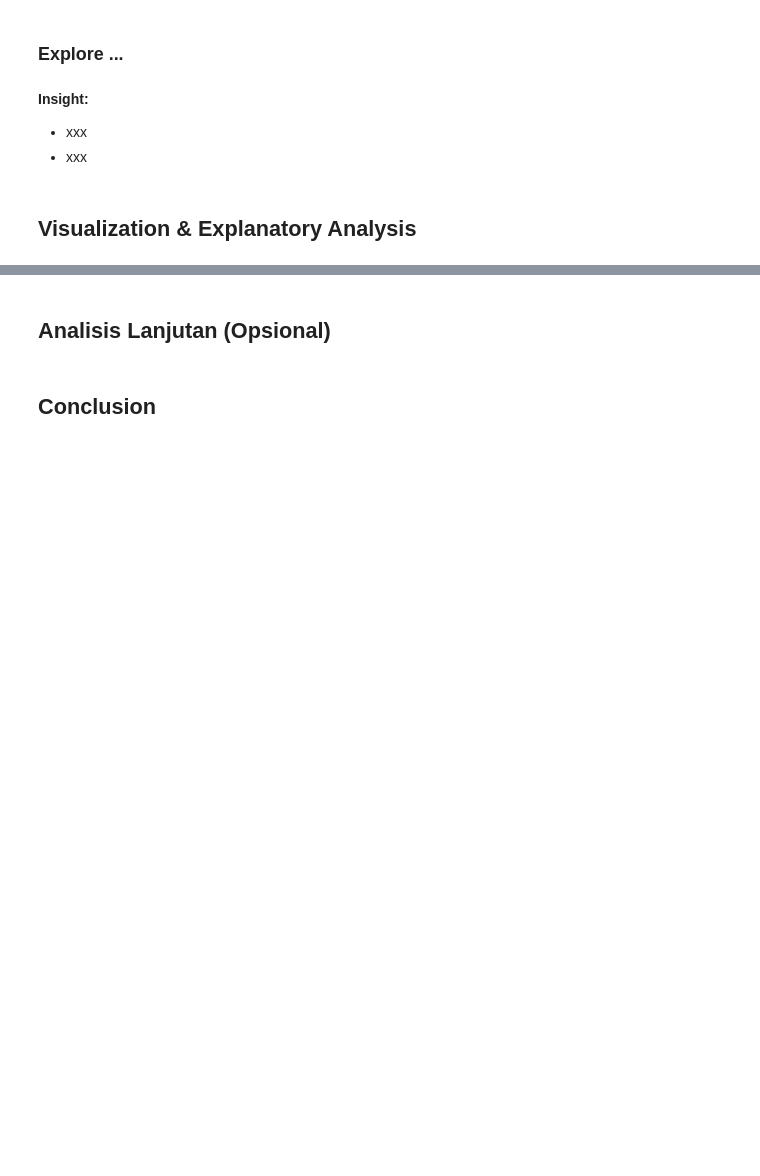
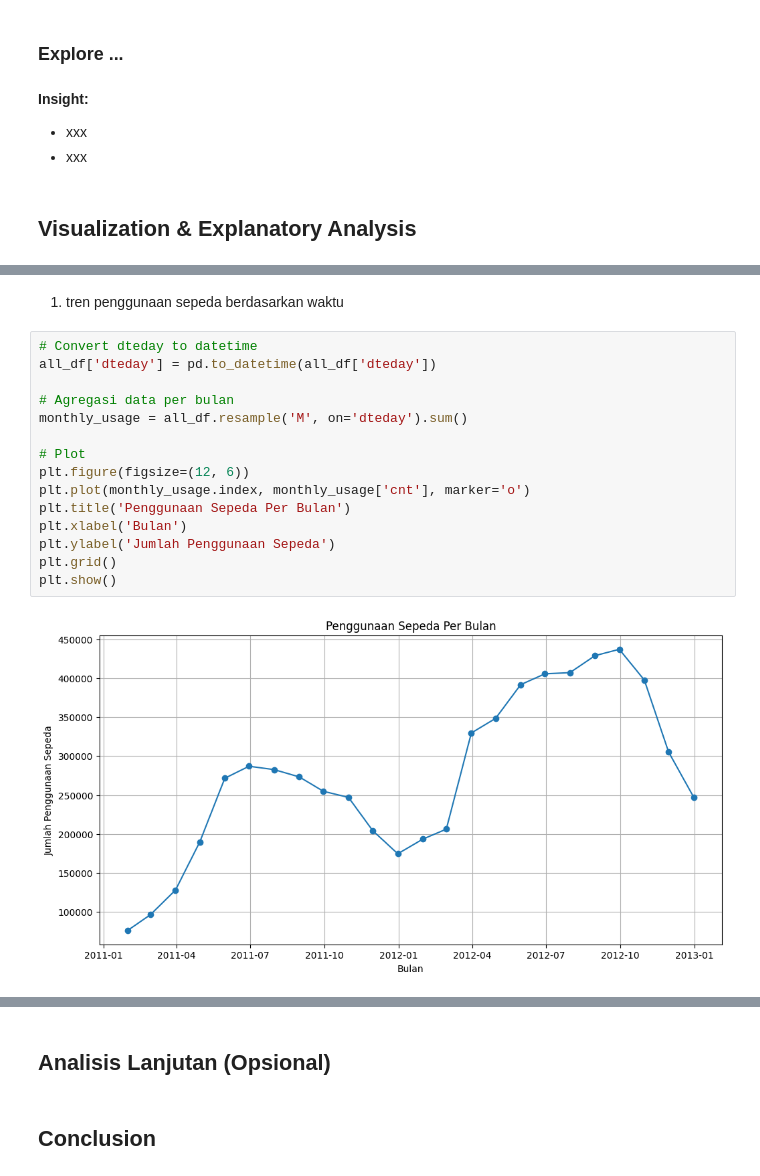
Before and after one commit to Mutasar/sewa-sepeda, a Jupyter notebook: Mutasar_bike_sharing.ipynb, the cells around one changed output, grey strips where cells are left out. Cells and saved outputs as stored; diff of their text form; blank space fills up the shorter version.

```diff
--- a/Mutasar_bike_sharing.ipynb
+++ b/Mutasar_bike_sharing.ipynb
@@ -455 +397,20 @@ all_df.sample(5)
+# %% [markdown]
+1. tren penggunaan sepeda berdasarkan waktu
+# %%
+# Convert dteday to datetime
+all_df['dteday'] = pd.to_datetime(all_df['dteday'])
+
+# Agregasi data per bulan
+monthly_usage = all_df.resample('M', on='dteday').sum()
+
+# Plot
+plt.figure(figsize=(12, 6))
+plt.plot(monthly_usage.index, monthly_usage['cnt'], marker='o')
+plt.title('Penggunaan Sepeda Per Bulan')
+plt.xlabel('Bulan')
+plt.ylabel('Jumlah Penggunaan Sepeda')
+plt.grid()
+plt.show()
+# %% [output]
+[figure, added]
 # %% [markdown]
```
Also changed, not shown: parts of 23 cells of this notebook.
